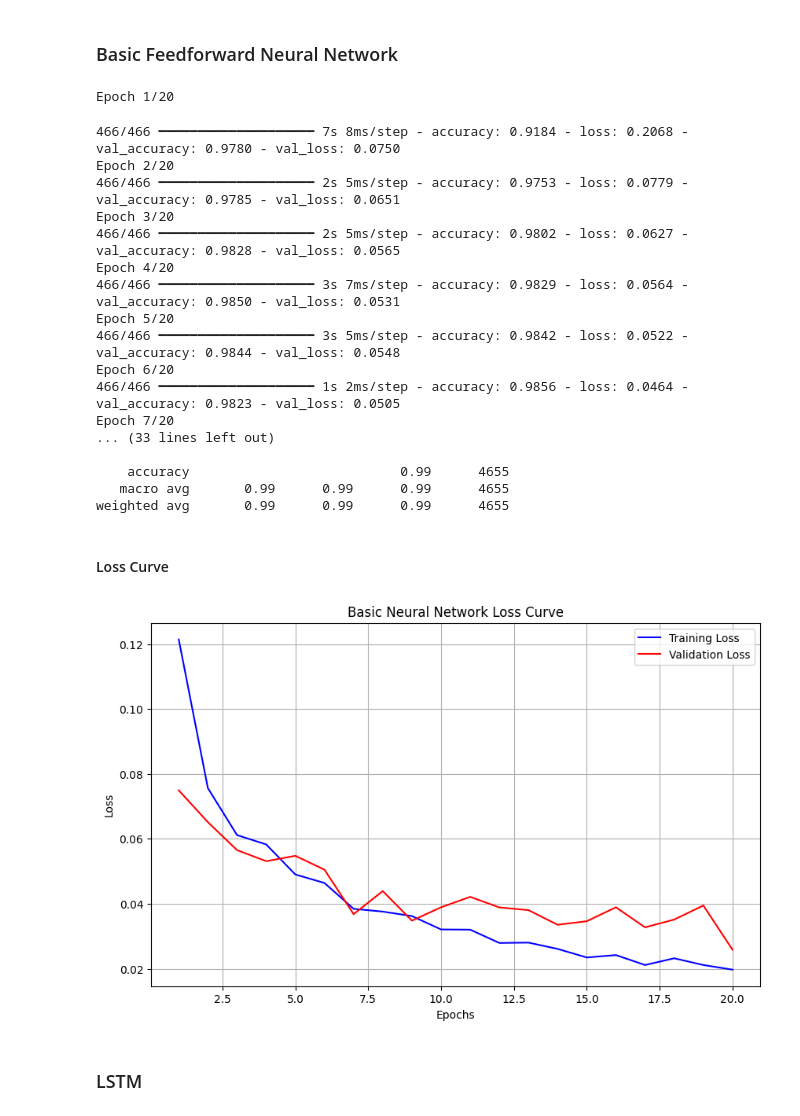
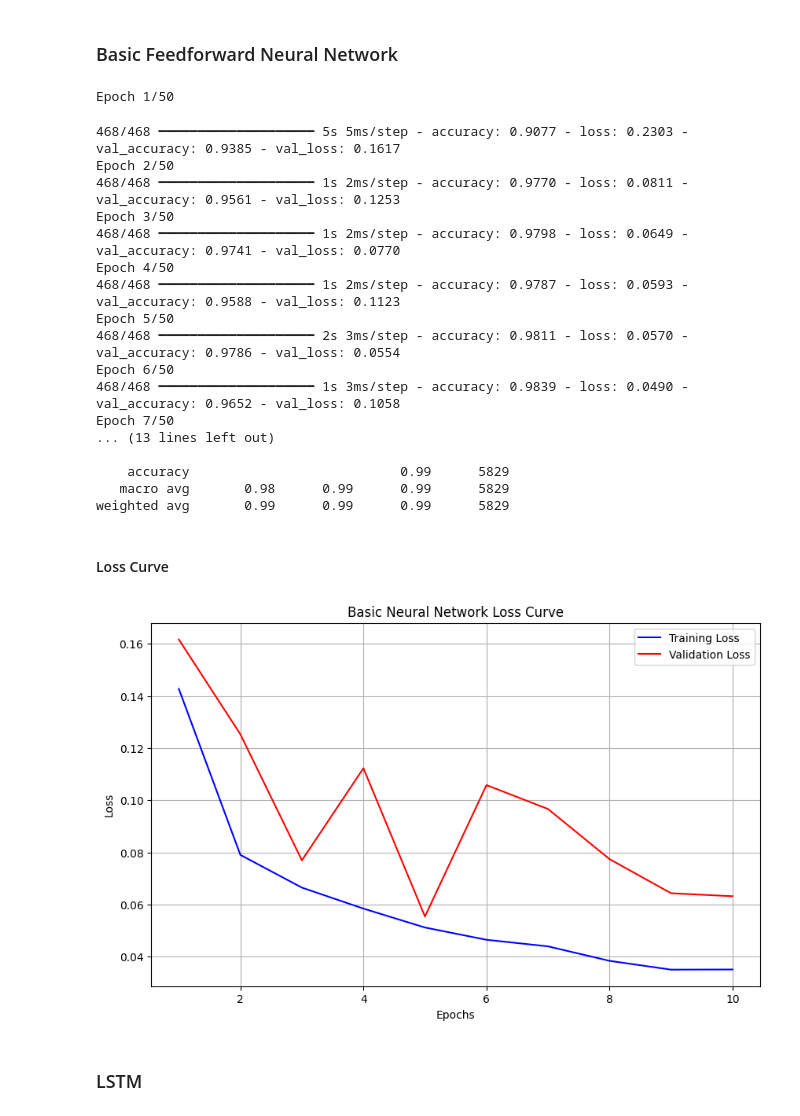
Before and after one commit to Clarkson-Applied-Data-Science/2024_ia653_Crow_Hove, a Jupyter notebook: NLP_Project.ipynb, the cells around one changed output. Cells and saved outputs as stored; diff of their text form; code cells hidden in the pictures.

```diff
--- a/NLP_Project.ipynb
+++ b/NLP_Project.ipynb
@@ -389,20 +317,16 @@ plt.show()
 ## Using Embeddings as Features
 # %%
 def document_vector(tokens, model):
-    """Compute the mean vector for a document"""
     vectors = [model.wv[word] for word in tokens if word in model.wv]
     if vectors:
         return np.mean(vectors, axis=0)
     else:
         return np.zeros(model.vector_size)
 
-# Compute document vectors for the balanced dataset
-balanced_data['doc_vector'] = balanced_data['tokens'].apply(lambda x: document_vector(x, word2vec_model))
+data['doc_vector'] = data['tokens'].apply(lambda x: document_vector(x, word2vec_model))
 
-# Prepare feature matrix and target variable
-X = np.stack(balanced_data['doc_vector'].values)
-y = balanced_data['generated']
+X = np.stack(data['doc_vector'].values)
+y = data['generated']
 
-# Check feature matrix shape
 print("Feature matrix shape:", X.shape)
 # %% [output]
@@ -520,66 +438,65 @@ plt.show()
 # %% [markdown]
 ### Basic Feedforward Neural Network
 # %%
-# Split dataset
 X_train, X_test, y_train, y_test = train_test_split(X, y, test_size=0.2, random_state=42)
 
-# Build the neural network
+undersampler = RandomUnderSampler(random_state=42)
+X_train_balanced, y_train_balanced = undersampler.fit_resample(X_train, y_train)
+
 model_basic = tf.keras.Sequential([
     tf.keras.layers.Dense(128, activation='relu', input_shape=(X.shape[1],)),
     tf.keras.layers.Dropout(0.3),
     tf.keras.layers.Dense(64, activation='relu'),
     tf.keras.layers.Dropout(0.3),
-    tf.keras.layers.Dense(1, activation='sigmoid')  # Binary classification
+    tf.keras.layers.Dense(1, activation='sigmoid')
 ])
 
-# Compile the model
+early_stopping = tf.keras.callbacks.EarlyStopping(
+    monitor="val_accuracy", patience=5, restore_best_weights=True)
+
 model_basic.compile(optimizer='adam', loss='binary_crossentropy', metrics=['accuracy'])
 
-# Train the model
-history_nn = model_basic.fit(X_train, y_train, validation_split=0.2, epochs=20, batch_size=32, verbose=1)
+history_nn = model_basic.fit(X_train_balanced, y_train_balanced, validation_split=0.2, epochs=50, batch_size=32, verbose=1, callbacks=[early_stopping])
 
-# Evaluate the model
 y_pred_nn = (model_basic.predict(X_test) > 0.5).astype("int32")
 print("Neural Network Results")
 print(classification_report(y_test, y_pred_nn))
 # %% [output]
-Epoch 1/20
+Epoch 1/50
-466/466 ━━━━━━━━━━━━━━━━━━━━ 7s 8ms/step - accuracy: 0.9184 - loss: 0.2068 - val_accuracy: 0.9780 - val_loss: 0.0750
-Epoch 2/20
-466/466 ━━━━━━━━━━━━━━━━━━━━ 2s 5ms/step - accuracy: 0.9753 - loss: 0.0779 - val_accuracy: 0.9785 - val_loss: 0.0651
-Epoch 3/20
-466/466 ━━━━━━━━━━━━━━━━━━━━ 2s 5ms/step - accuracy: 0.9802 - loss: 0.0627 - val_accuracy: 0.9828 - val_loss: 0.0565
-Epoch 4/20
-466/466 ━━━━━━━━━━━━━━━━━━━━ 3s 7ms/step - accuracy: 0.9829 - loss: 0.0564 - val_accuracy: 0.9850 - val_loss: 0.0531
-Epoch 5/20
-466/466 ━━━━━━━━━━━━━━━━━━━━ 3s 5ms/step - accuracy: 0.9842 - loss: 0.0522 - val_accuracy: 0.9844 - val_loss: 0.0548
-Epoch 6/20
-466/466 ━━━━━━━━━━━━━━━━━━━━ 1s 2ms/step - accuracy: 0.9856 - loss: 0.0464 - val_accuracy: 0.9823 - val_loss: 0.0505
-Epoch 7/20
-... (33 lines left out)
+468/468 ━━━━━━━━━━━━━━━━━━━━ 5s 5ms/step - accuracy: 0.9077 - loss: 0.2303 - val_accuracy: 0.9385 - val_loss: 0.1617
+Epoch 2/50
+468/468 ━━━━━━━━━━━━━━━━━━━━ 1s 2ms/step - accuracy: 0.9770 - loss: 0.0811 - val_accuracy: 0.9561 - val_loss: 0.1253
+Epoch 3/50
+468/468 ━━━━━━━━━━━━━━━━━━━━ 1s 2ms/step - accuracy: 0.9798 - loss: 0.0649 - val_accuracy: 0.9741 - val_loss: 0.0770
+Epoch 4/50
+468/468 ━━━━━━━━━━━━━━━━━━━━ 1s 2ms/step - accuracy: 0.9787 - loss: 0.0593 - val_accuracy: 0.9588 - val_loss: 0.1123
+Epoch 5/50
+468/468 ━━━━━━━━━━━━━━━━━━━━ 2s 3ms/step - accuracy: 0.9811 - loss: 0.0570 - val_accuracy: 0.9786 - val_loss: 0.0554
+Epoch 6/50
+468/468 ━━━━━━━━━━━━━━━━━━━━ 1s 3ms/step - accuracy: 0.9839 - loss: 0.0490 - val_accuracy: 0.9652 - val_loss: 0.1058
+Epoch 7/50
+... (13 lines left out)
 
-    accuracy                           0.99      4655
-   macro avg       0.99      0.99      0.99      4655
-weighted avg       0.99      0.99      0.99      4655
+    accuracy                           0.99      5829
+   macro avg       0.98      0.99      0.99      5829
+weighted avg       0.99      0.99      0.99      5829
 # %% [markdown]
 #### Loss Curve
 # %%
-# Extract the training and validation loss values
 train_loss_nn = history_nn.history['loss']
 val_loss_nn = history_nn.history['val_loss']
 
-# Plot the loss curves
 plt.figure(figsize=(10, 6))
-plt.plot(range(1, 21), train_loss_nn, label='Training Loss', color='blue')
-plt.plot(range(1, 21), val_loss_nn, label='Validation Loss', color='red')
+plt.plot(range(1, len(train_loss_nn)+1), train_loss_nn, label='Training Loss', color='blue')
+plt.plot(range(1, len(val_loss_nn)+1), val_loss_nn, label='Validation Loss', color='red')
 plt.title('Basic Neural Network Loss Curve')
 plt.xlabel('Epochs')
 plt.ylabel('Loss')
 plt.legend()
 plt.grid(True)
 plt.show()
 # %% [output]
-[figure, old version]
+[figure, new version]
 # %% [markdown]
 ### LSTM
 # %%
```
Also changed, not shown: parts of 22 cells of this notebook.
